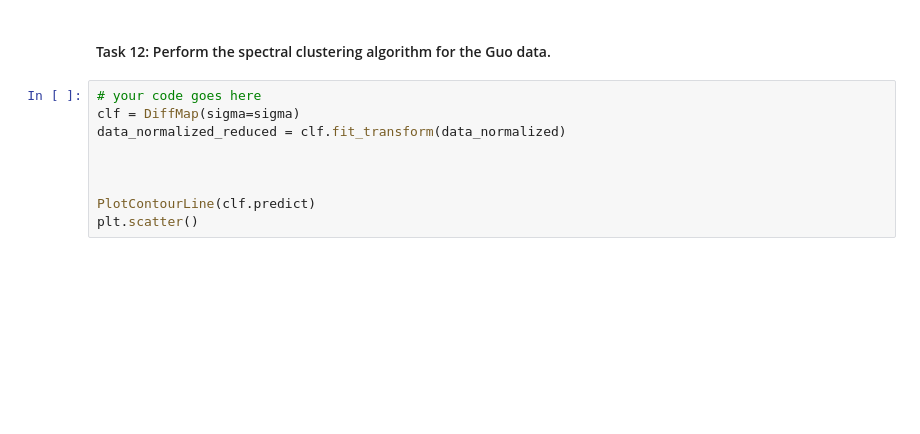
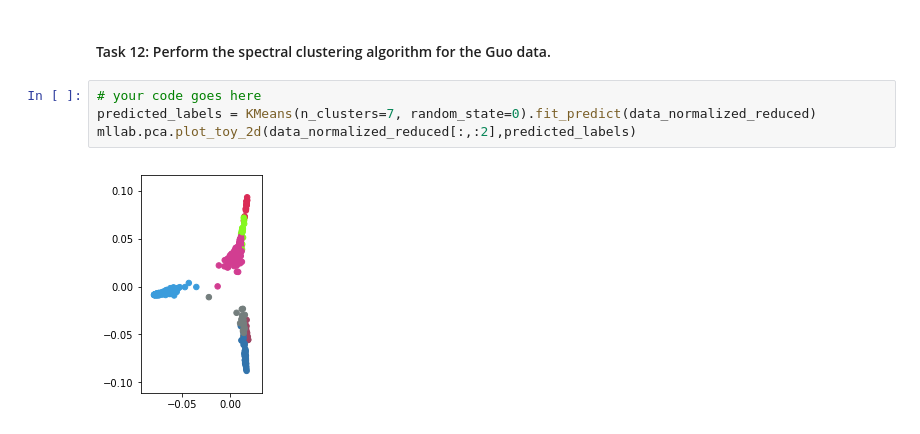
Before and after one commit to Janos95/lab_sheets, a Jupyter notebook: sheet04_material /DiffusionMaps_template.ipynb, the cells around one changed output. Cells and saved outputs as stored; diff of their text form; blank space fills up the shorter version.

```diff
--- a/sheet04_material /DiffusionMaps_template.ipynb
+++ b/sheet04_material /DiffusionMaps_template.ipynb
@@ -350,11 +275,8 @@ Now, we want to apply spectral clustering to detect cell groups in the single-ce
 # %% [markdown]
 #### Task 12: Perform the spectral clustering algorithm for the Guo data.
-# %%
-# your code goes here
-clf = DiffMap(sigma=sigma)
-data_normalized_reduced = clf.fit_transform(data_normalized)
-
-
-
-PlotContourLine(clf.predict)
-plt.scatter()
+# %%
+# your code goes here
+predicted_labels = KMeans(n_clusters=7, random_state=0).fit_predict(data_normalized_reduced)
+mllab.pca.plot_toy_2d(data_normalized_reduced[:,:2],predicted_labels)
+# %% [output]
+[figure, added]
```
Also changed, not shown: parts of 10 cells of this notebook, 5 other files.
